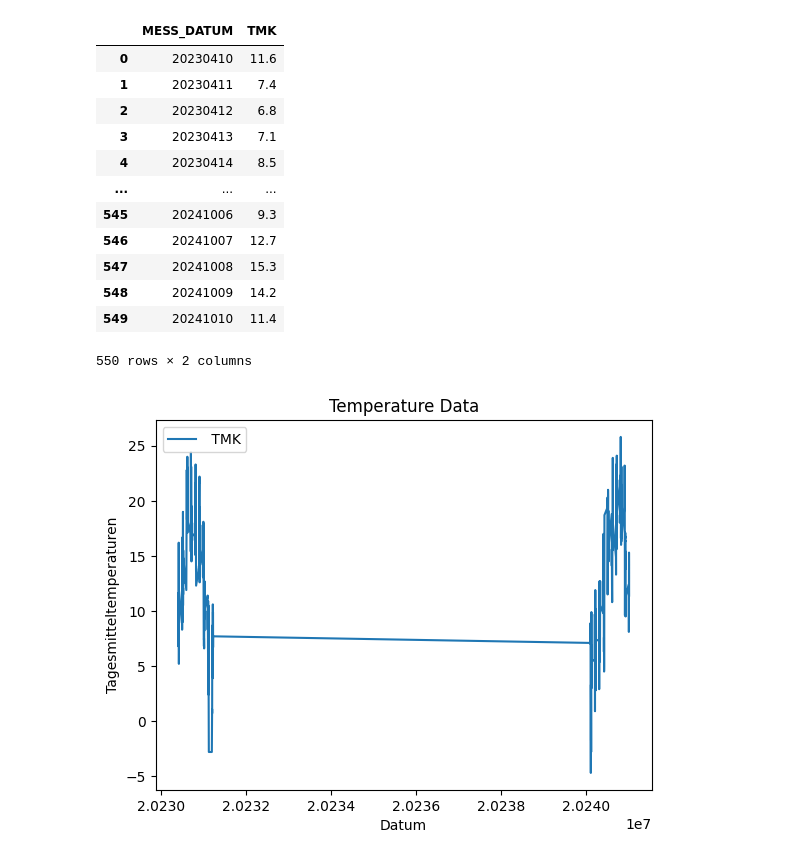
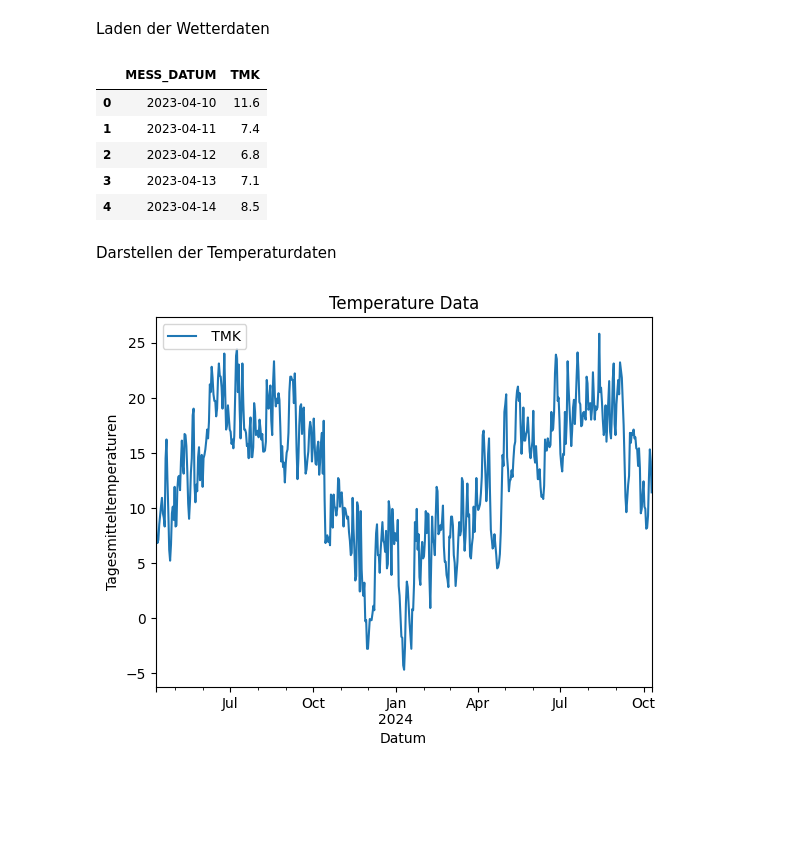
Before and after one commit to Safadurimo/energie_rechnungen, a Jupyter notebook: kundenwert.ipynb, the cells around one changed output. Drawn from its saved outputs; the diff is of its cells as text; code cells hidden in the pictures; blank space fills up the shorter version.

```diff
--- a/kundenwert.ipynb
+++ b/kundenwert.ipynb
@@ -3,36 +5,28 @@ import pandas as pd
+# %% [markdown]
+Laden der Wetterdaten
 # %%
-import os
-
 file_name = "temperaturdaten\\tageswerte_KL_00691_akt\\produkt_klima_tag_20230410_20241010_00691.txt"
 file_path = os.path.join(os.getcwd(), file_name)
-
 daten = pd.read_csv(file_path, sep=";", usecols=[1, 13])
-
-#filtered_data = daten[daten['TMK'] > 25]
-#print(filtered_data)
-daten
+daten["MESS_DATUM"] = pd.to_datetime(daten["MESS_DATUM"], format="%Y%m%d")
+daten.head()
 # %% [output]
 |  | MESS_DATUM | TMK |
-| 0 | 20230410 | 11.6 |
-| 1 | 20230411 | 7.4 |
-| 2 | 20230412 | 6.8 |
-| 3 | 20230413 | 7.1 |
-| 4 | 20230414 | 8.5 |
-| ... | ... | ... |
-| 545 | 20241006 | 9.3 |
-| 546 | 20241007 | 12.7 |
-| 547 | 20241008 | 15.3 |
-| 548 | 20241009 | 14.2 |
-| 549 | 20241010 | 11.4 |
+| 0 | 2023-04-10 | 11.6 |
+| 1 | 2023-04-11 | 7.4 |
+| 2 | 2023-04-12 | 6.8 |
+| 3 | 2023-04-13 | 7.1 |
+| 4 | 2023-04-14 | 8.5 |
-550 rows × 2 columns
+# %% [markdown]
+Darstellen der Temperaturdaten
 # %%
 daten.columns
-import matplotlib.pyplot as plt
+
 
 daten.plot(x='MESS_DATUM', y=' TMK')
 plt.xlabel('Datum')
 plt.ylabel('Tagesmitteltemperaturen')
-plt.title('Temperature Data')
+plt.title('Tagesmitteltemperatur in Bremen')
 plt.show()
 # %% [output]
-[figure, old version]
+[figure, new version]
```
Also changed, not shown: parts of 1 cell of this notebook.
